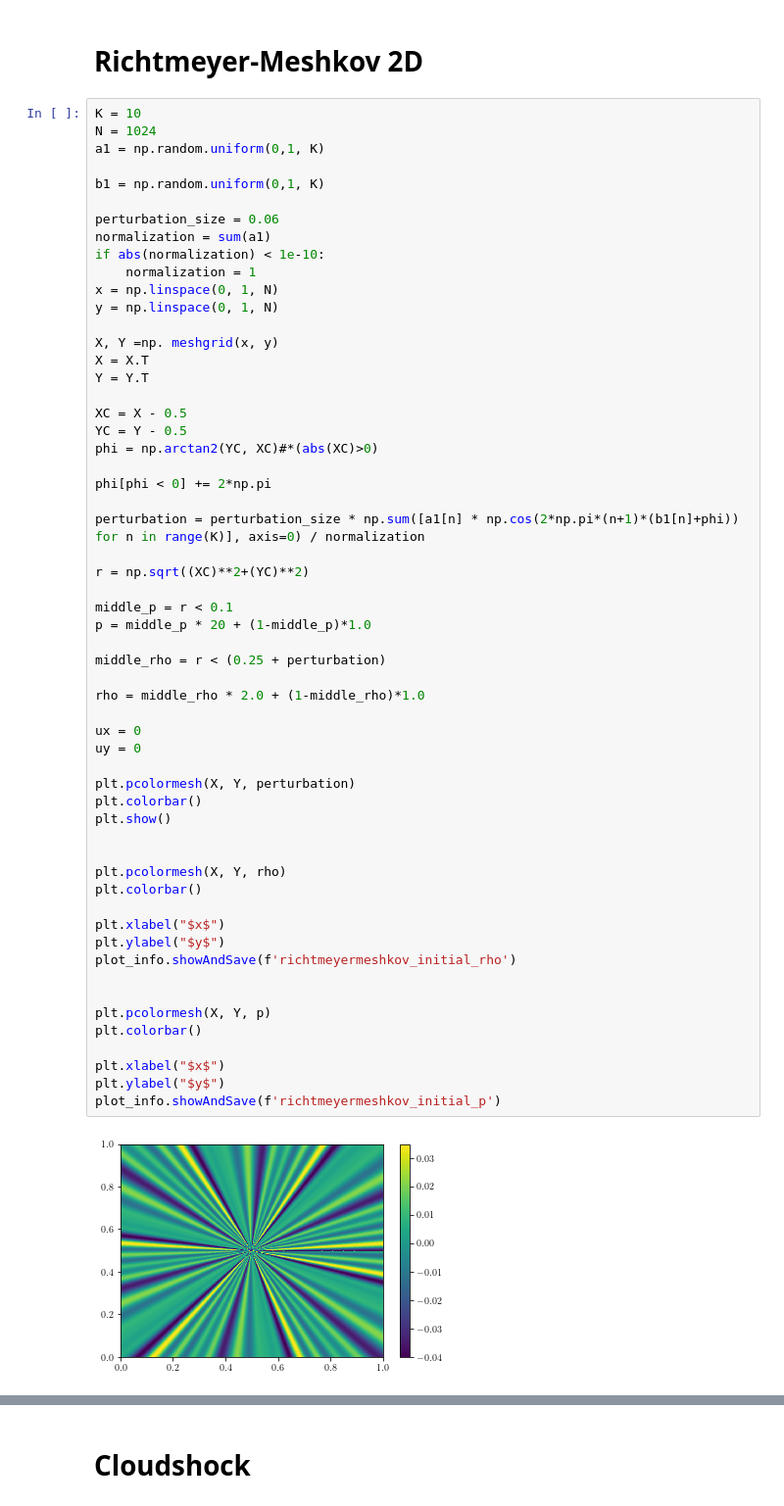
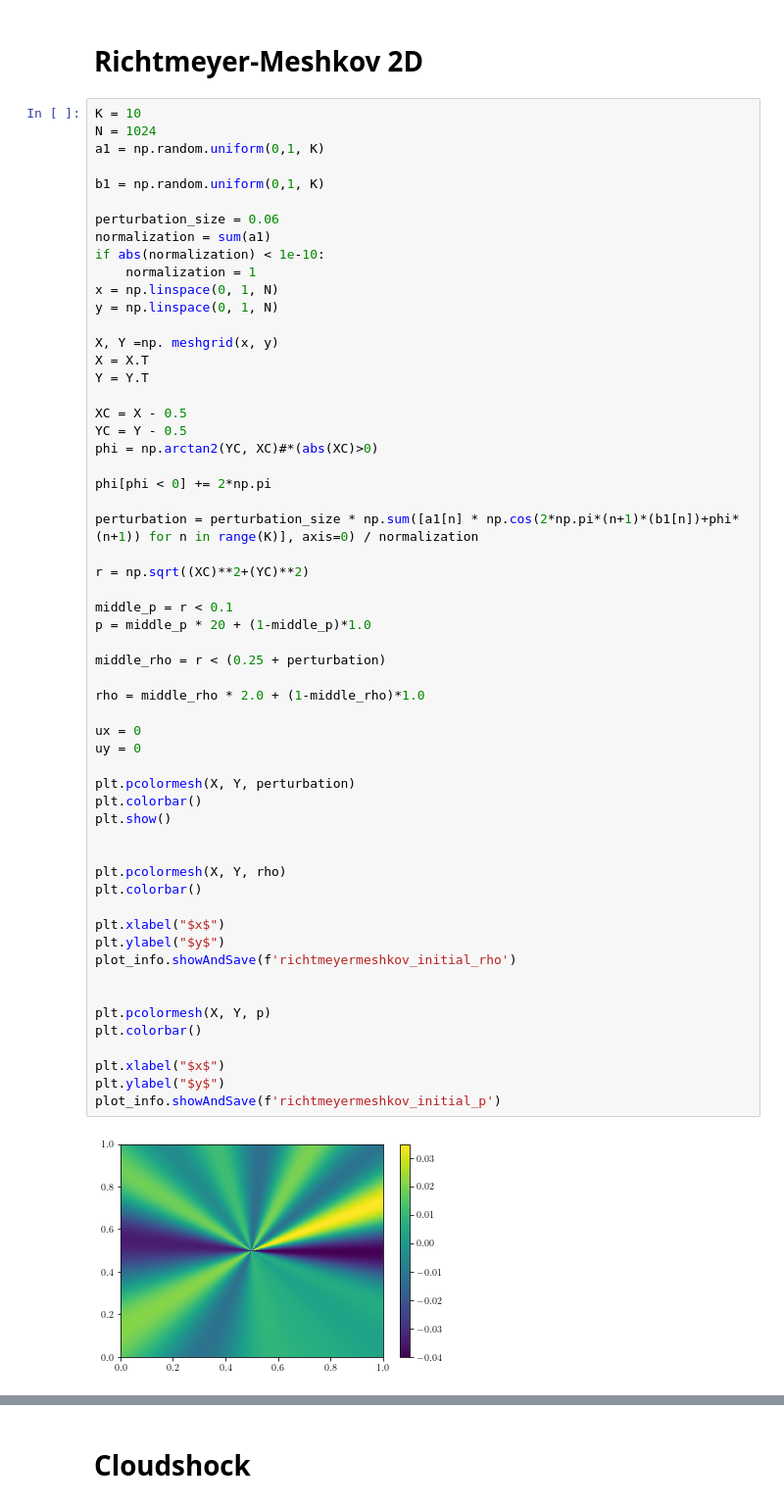
Before and after one commit to kjetil-lye/phd_thesis_standalone_plots, a Jupyter notebook: examples/initial_datas/InitialData2D.ipynb, the cells around one changed output, grey strips where cells are left out. Shown: that part at 98% size. Saved outputs shown, nothing was run; the diff lists cells and outputs as text.

```diff
--- a/examples/initial_datas/InitialData2D.ipynb
+++ b/examples/initial_datas/InitialData2D.ipynb
@@ -75,38 +75,38 @@ phi = np.arctan2(YC, XC)#*(abs(XC)>0)
 
 phi[phi < 0] += 2*np.pi
 
-perturbation = perturbation_size * np.sum([a1[n] * np.cos(2*np.pi*(n+1)*(b1[n]+phi)) for n in range(K)], axis=0) / normalization
+perturbation = perturbation_size * np.sum([a1[n] * np.cos(2*np.pi*(n+1)*(b1[n])+phi*(n+1)) for n in range(K)], axis=0) / normalization
 
 r = np.sqrt((XC)**2+(YC)**2)
 
 middle_p = r < 0.1
 p = middle_p * 20 + (1-middle_p)*1.0
 
 middle_rho = r < (0.25 + perturbation)
 
 rho = middle_rho * 2.0 + (1-middle_rho)*1.0
 
 ux = 0
 uy = 0
 
 plt.pcolormesh(X, Y, perturbation)
 plt.colorbar()
 plt.show()
 
 
 plt.pcolormesh(X, Y, rho)
 plt.colorbar()
 
 plt.xlabel("$x$")
 plt.ylabel("$y$")
 plot_info.showAndSave(f'richtmeyermeshkov_initial_rho')
 
 
 plt.pcolormesh(X, Y, p)
 plt.colorbar()
 
 plt.xlabel("$x$")
 plt.ylabel("$y$")
 plot_info.showAndSave(f'richtmeyermeshkov_initial_p')
 # %% [output]
-[figure, old version]
+[figure, new version]
```
Also changed, not shown: parts of 3 cells of this notebook, 23 other files.
